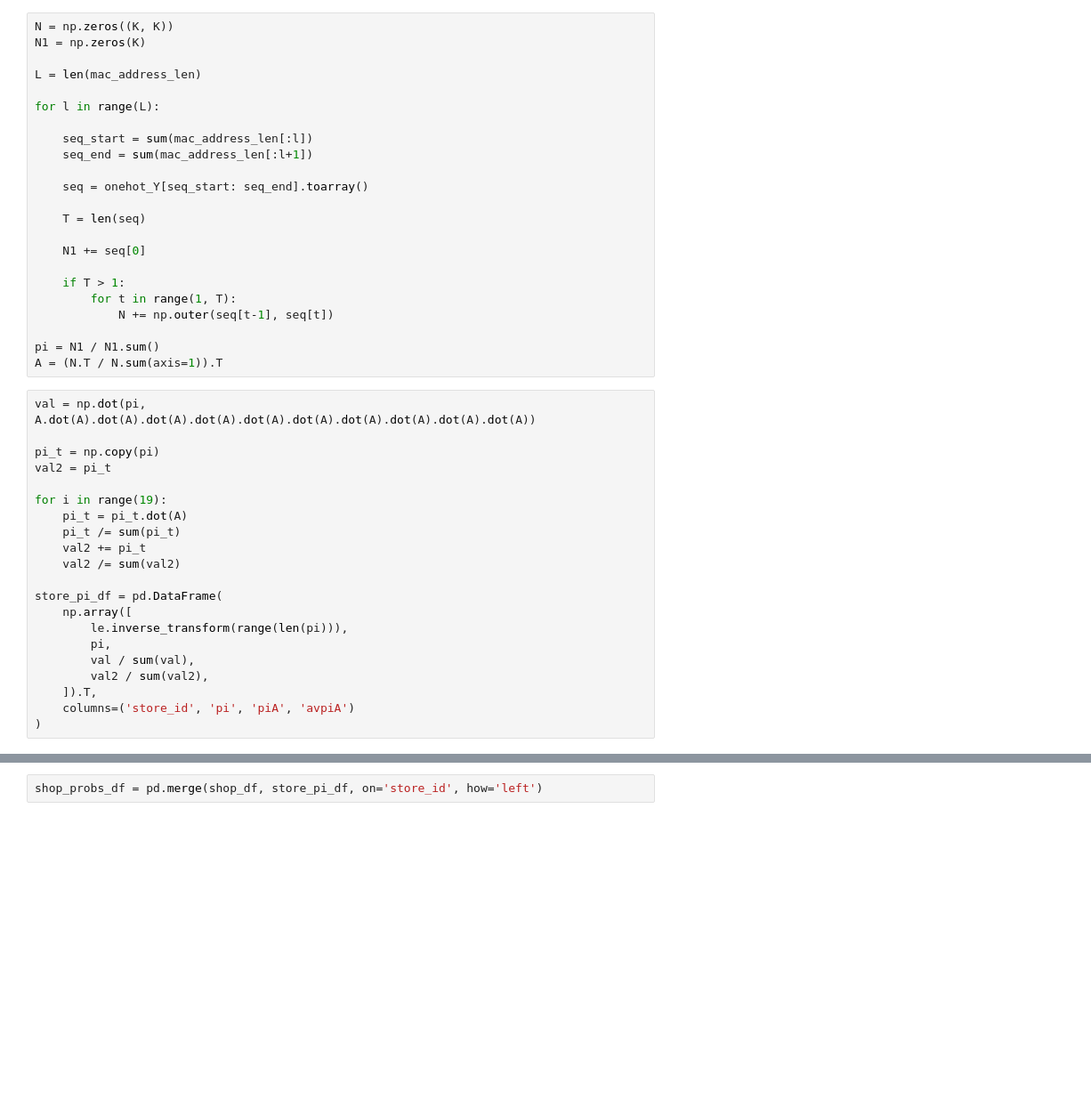
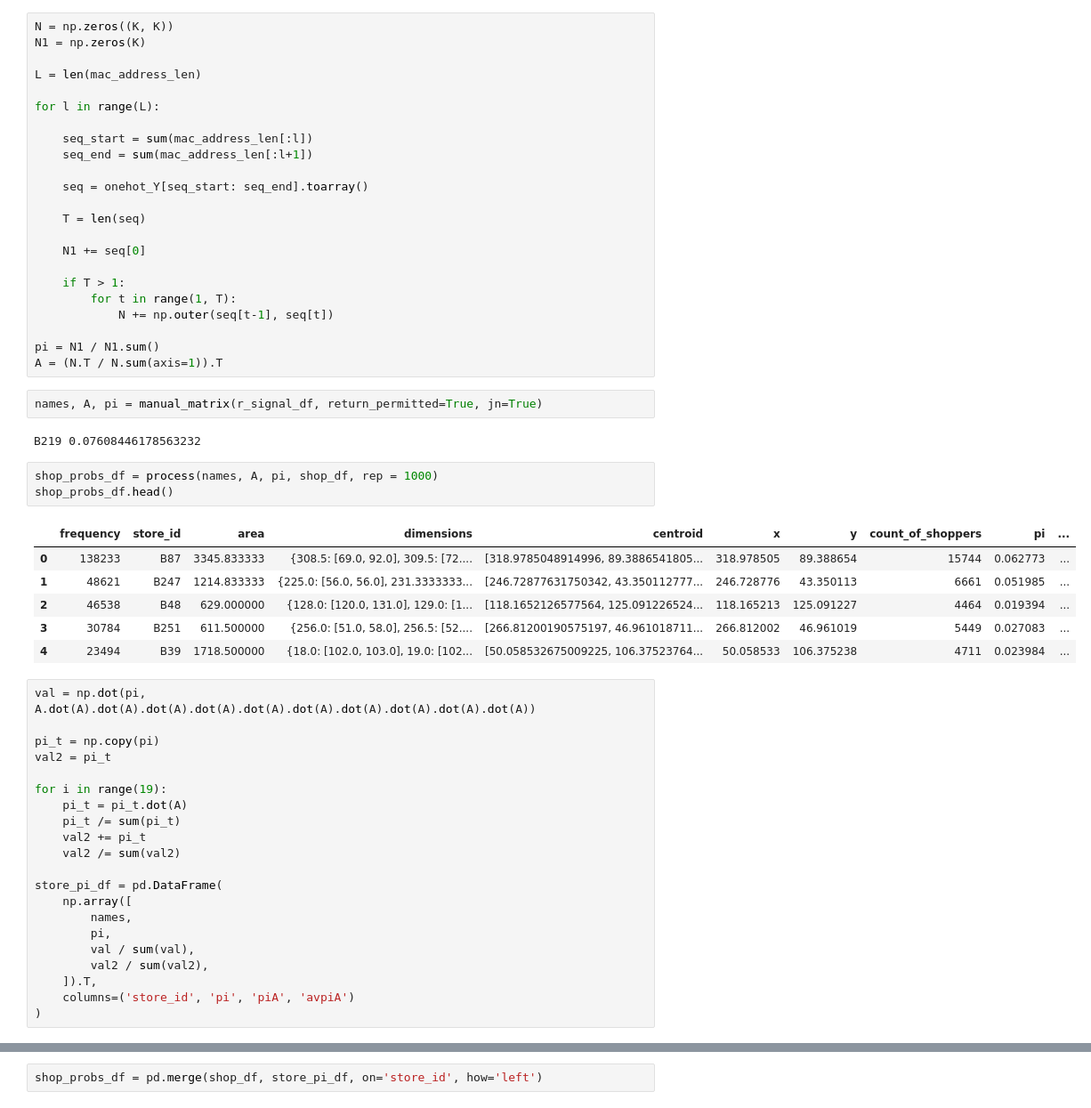
Before and after one commit to Beaulieu318/msci-complexity-project, a Jupyter notebook: msci/analysis/notebooks/markov_chain_analysis.ipynb, the cells around one changed output, grey strips where cells are left out. Shown: that part at 89% size. Cells and saved outputs as stored; diff of their text form; blank space fills up the shorter version.

```diff
--- a/msci/analysis/notebooks/markov_chain_analysis.ipynb
+++ b/msci/analysis/notebooks/markov_chain_analysis.ipynb
@@ -82,6 +86,20 @@ for l in range(L):
 
 pi = N1 / N1.sum()
 A = (N.T / N.sum(axis=1)).T
+# %%
+names, A, pi = manual_matrix(r_signal_df, return_permitted=True, jn=True)
+# %% [output]
+B219 0.07608446178563232
+# %%
+shop_probs_df = process(names, A, pi, shop_df, rep = 1000)
+shop_probs_df.head()
+# %% [output]
+|  | frequency | store_id | area | dimensions | centroid | x | y | count_of_shoppers | pi | ... |
+| 0 | 138233 | B87 | 3345.833333 | {308.5: [69.0, 92.0], 309.5: [72.... | [318.9785048914996, 89.3886541805... | 318.978505 | 89.388654 | 15744 | 0.062773 | ... |
+| 1 | 48621 | B247 | 1214.833333 | {225.0: [56.0, 56.0], 231.3333333... | [246.72877631750342, 43.350112777... | 246.728776 | 43.350113 | 6661 | 0.051985 | ... |
+| 2 | 46538 | B48 | 629.000000 | {128.0: [120.0, 131.0], 129.0: [1... | [118.1652126577564, 125.091226524... | 118.165213 | 125.091227 | 4464 | 0.019394 | ... |
+| 3 | 30784 | B251 | 611.500000 | {256.0: [51.0, 58.0], 256.5: [52.... | [266.81200190575197, 46.961018711... | 266.812002 | 46.961019 | 5449 | 0.027083 | ... |
+| 4 | 23494 | B39 | 1718.500000 | {18.0: [102.0, 103.0], 19.0: [102... | [50.058532675009225, 106.37523764... | 50.058533 | 106.375238 | 4711 | 0.023984 | ... |
 # %%
 val = np.dot(pi, A.dot(A).dot(A).dot(A).dot(A).dot(A).dot(A).dot(A).dot(A).dot(A).dot(A))
 
@@ -96,7 +114,7 @@ for i in range(19):
 
 store_pi_df = pd.DataFrame(
     np.array([
-        le.inverse_transform(range(len(pi))),
+        names,
         pi,
         val / sum(val),
         val2 / sum(val2),
```
Also changed, not shown: parts of 6 cells of this notebook.
